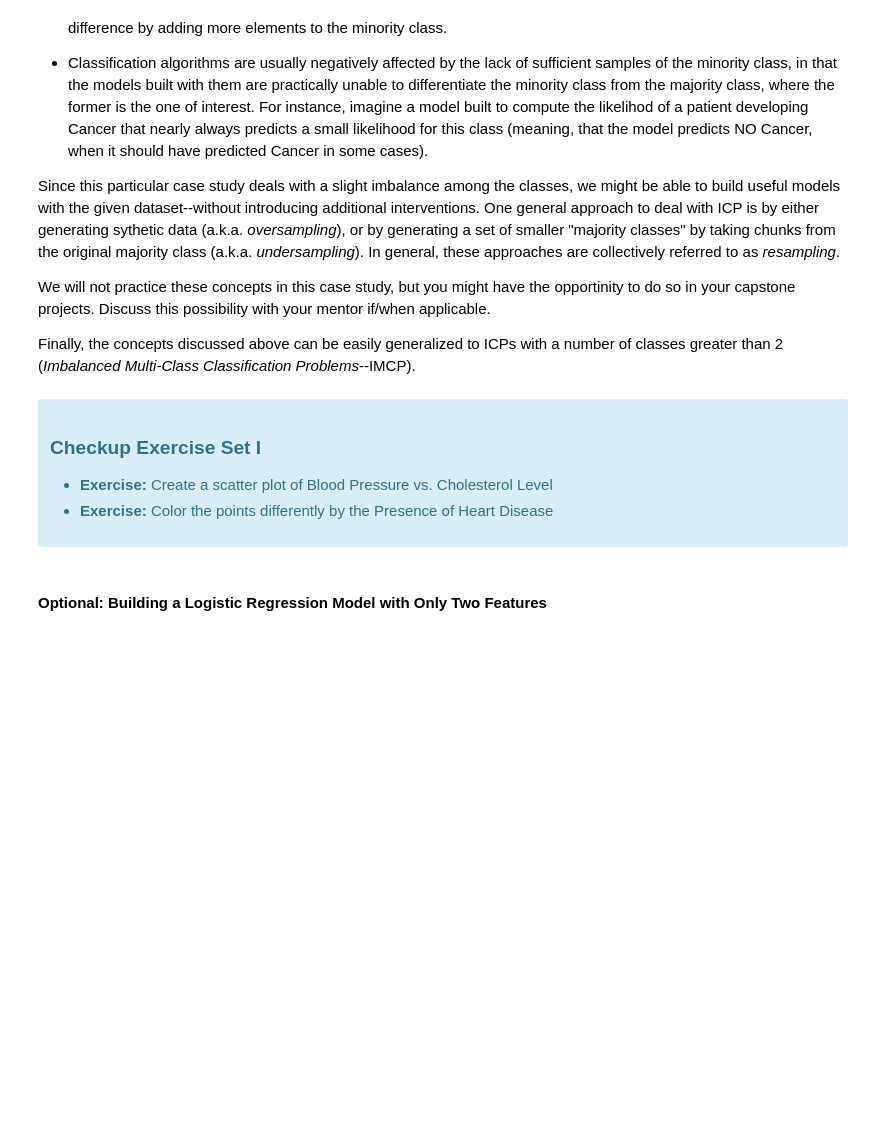
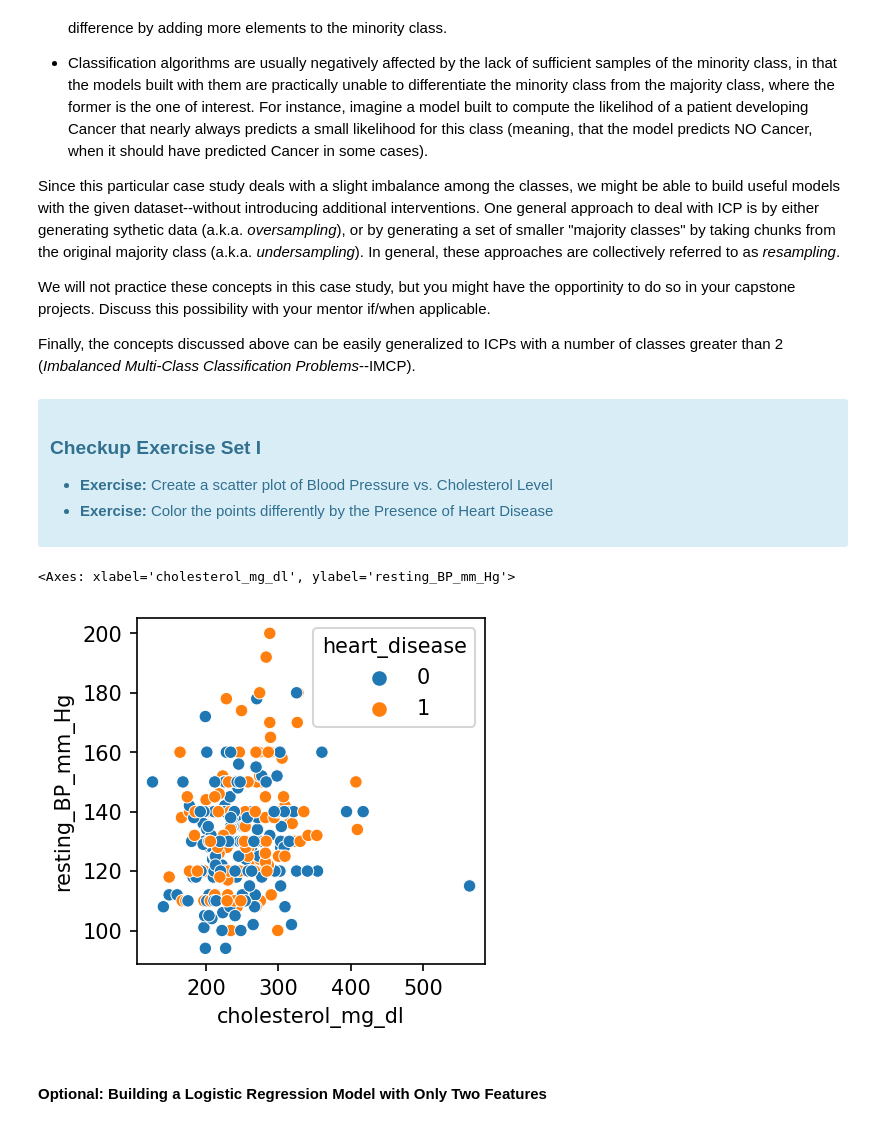
Before and after one commit to hao-udoin/Springboard-data-science, a Jupyter notebook: 14.2 Logistic Regression/Logistic Regression Advanced Case Study.ipynb, the cells around one changed output. Saved outputs shown, nothing was run; the diff lists cells and outputs as text; code cells hidden in the pictures; blank space fills up the shorter version.

```diff
--- a/14.2 Logistic Regression/Logistic Regression Advanced Case Study.ipynb
+++ b/14.2 Logistic Regression/Logistic Regression Advanced Case Study.ipynb
@@ -128,7 +128,7 @@ pd.set_option('display.max_columns', None)
 pd.set_option('display.max_colwidth', None)
 #
 plt.rcParams['figure.figsize'] = (3, 3)
-plt.style.use('seaborn-pastel')
+#plt.style.use('seaborn-pastel')
 plt.rcParams['figure.dpi'] = 150
 #
 c0 = sns.color_palette()[0]
@@ -413,6 +523,11 @@ Finally, the concepts discussed above can be easily generalized to ICPs with a n
   <li> <b>Exercise:</b> Color the points differently by the Presence of Heart Disease
 </ul>
 </div>
+# %%
+sns.scatterplot(dflog, x="cholesterol_mg_dl", y="resting_BP_mm_Hg", hue="heart_disease")
+# %% [output]
+<Axes: xlabel='cholesterol_mg_dl', ylabel='resting_BP_mm_Hg'>
+[figure, added]
 # %% [markdown]
 #### Optional: Building a Logistic Regression Model with Only Two Features
 # %% [markdown]
```
Also changed, not shown: parts of 35 cells of this notebook, 1 other file.
